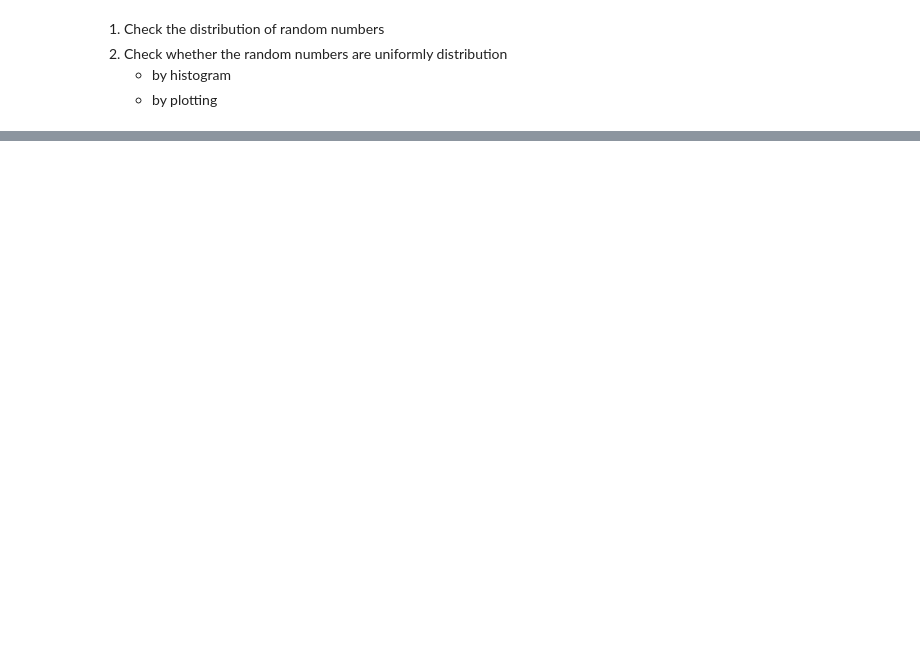
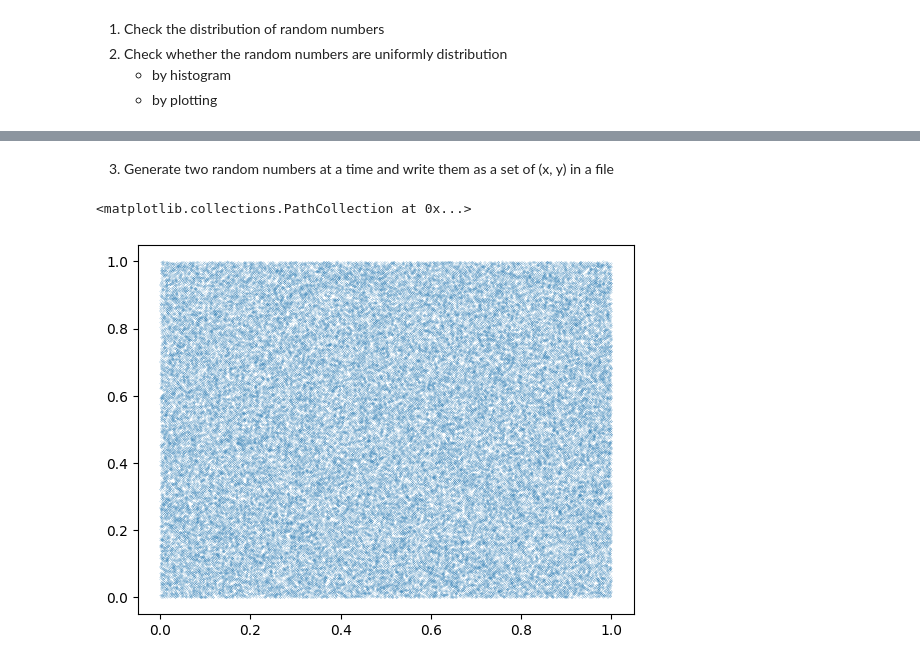
Before and after one commit to memandip/mds, a Jupyter notebook: 3rd_sem/monte-carlo-methods/gen_random_numbers.ipynb, the cells around one changed output, grey strips where cells are left out. Cells and saved outputs as stored; diff of their text form; code cells hidden in the pictures; blank space fills up the shorter version.

```diff
--- a/3rd_sem/monte-carlo-methods/gen_random_numbers.ipynb
+++ b/3rd_sem/monte-carlo-methods/gen_random_numbers.ipynb
@@ -51,0 +48,10 @@ plt.show()
+# %% [markdown]
+3. Generate two random numbers at a time and write them as a set of (x, y) in a file
+# %%
+rand1 = congruential_random_numbers(12414, 100000)
+rand2 = congruential_random_numbers(65124, 100000)
+
+plt.scatter(rand1, rand2, s=.01)
+# %% [output]
+<matplotlib.collections.PathCollection at 0x...>
+[figure, added]
```
Also changed, not shown: parts of 6 cells of this notebook.
